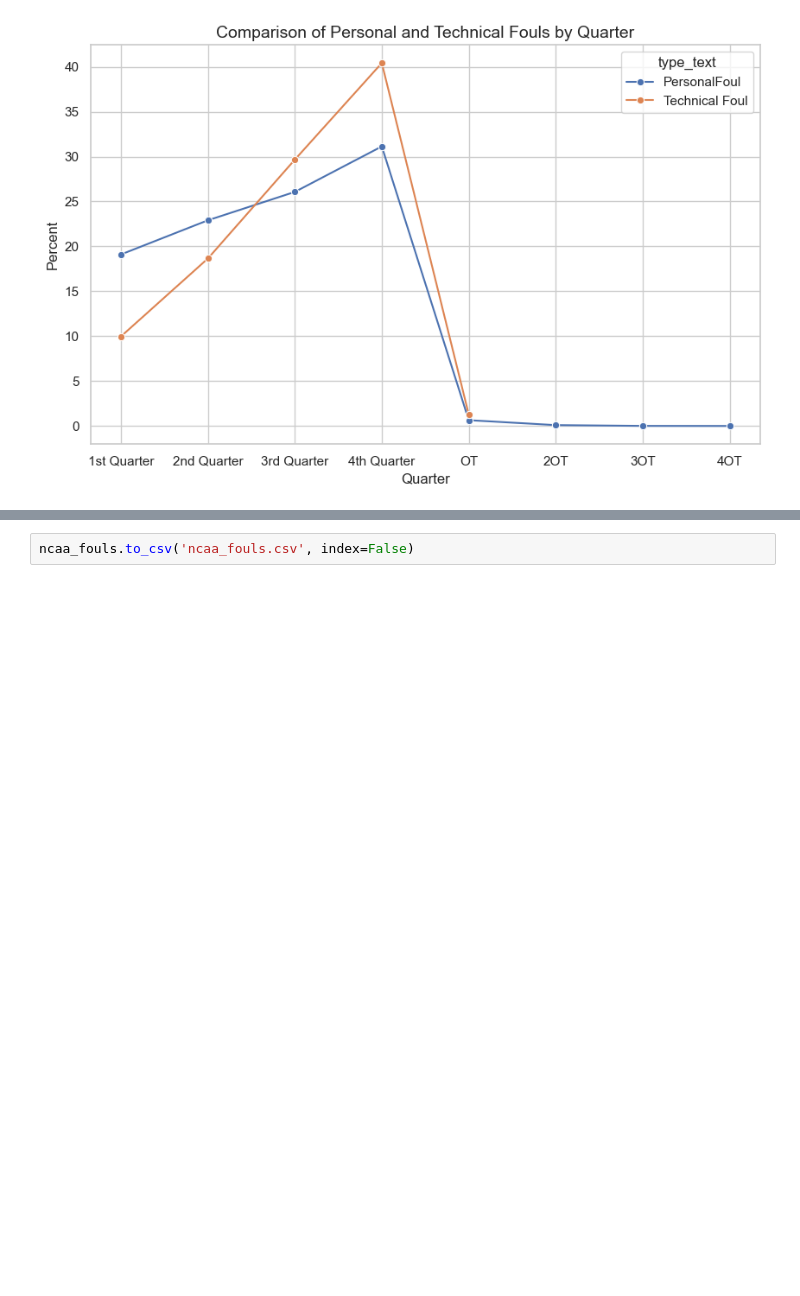
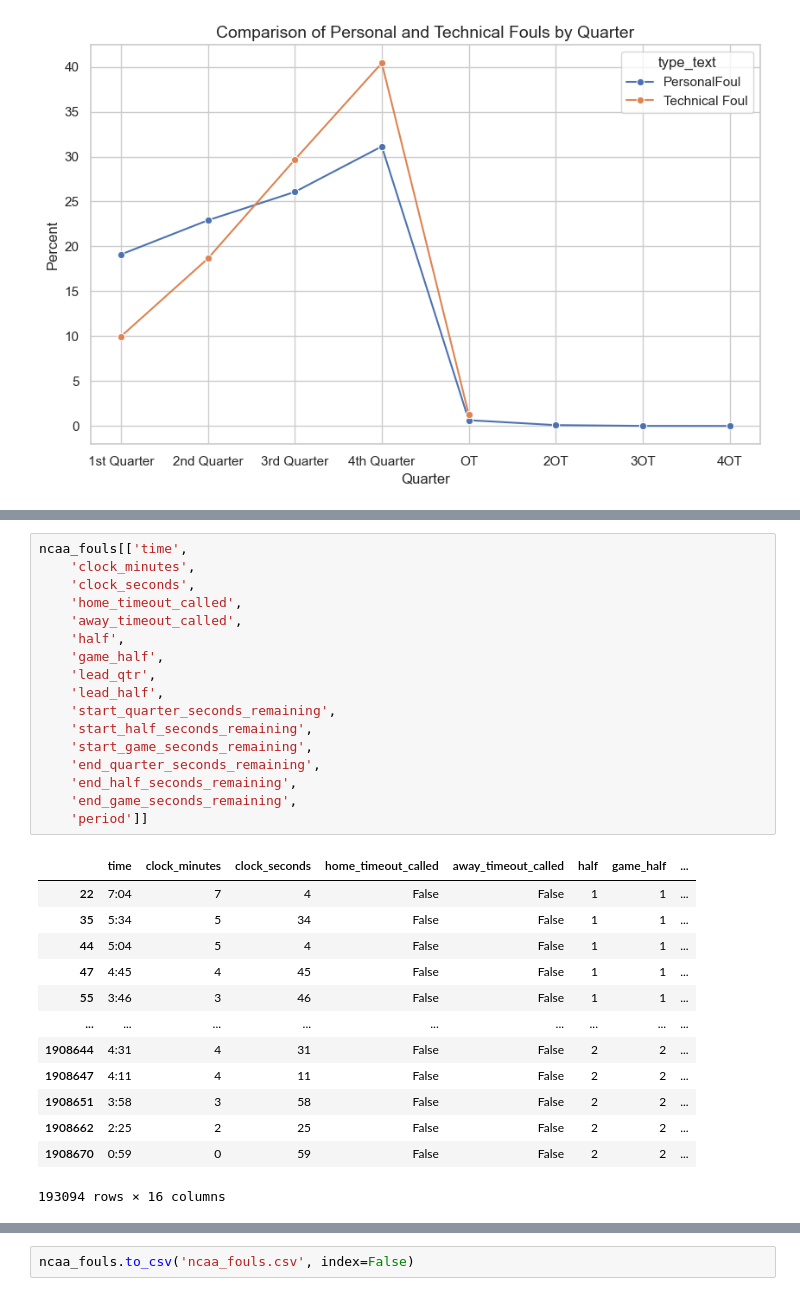
Before and after one commit to aimeejohnson/ncaa-basketball-capstone, a Jupyter notebook: notebooks/foul_analysis.ipynb, the cells around one changed output, grey strips where cells are left out. Saved outputs shown, nothing was run; the diff lists cells and outputs as text; blank space fills up the shorter version.

```diff
--- a/notebooks/foul_analysis.ipynb
+++ b/notebooks/foul_analysis.ipynb
@@ -313,0 +393,31 @@ plt.show()
+# %%
+ncaa_fouls[['time',
+    'clock_minutes',
+    'clock_seconds',
+    'home_timeout_called',
+    'away_timeout_called',
+    'half',
+    'game_half',
+    'lead_qtr',
+    'lead_half',
+    'start_quarter_seconds_remaining',
+    'start_half_seconds_remaining',
+    'start_game_seconds_remaining',
+    'end_quarter_seconds_remaining',
+    'end_half_seconds_remaining',
+    'end_game_seconds_remaining',
+    'period']]
+# %% [output]
+|  | time | clock_minutes | clock_seconds | home_timeout_called | away_timeout_called | half | game_half | ... |
+| 22 | 7:04 | 7 | 4 | False | False | 1 | 1 | ... |
+| 35 | 5:34 | 5 | 34 | False | False | 1 | 1 | ... |
+| 44 | 5:04 | 5 | 4 | False | False | 1 | 1 | ... |
+| 47 | 4:45 | 4 | 45 | False | False | 1 | 1 | ... |
+| 55 | 3:46 | 3 | 46 | False | False | 1 | 1 | ... |
+| ... | ... | ... | ... | ... | ... | ... | ... | ... |
+| 1908644 | 4:31 | 4 | 31 | False | False | 2 | 2 | ... |
+| 1908647 | 4:11 | 4 | 11 | False | False | 2 | 2 | ... |
+| 1908651 | 3:58 | 3 | 58 | False | False | 2 | 2 | ... |
+| 1908662 | 2:25 | 2 | 25 | False | False | 2 | 2 | ... |
+| 1908670 | 0:59 | 0 | 59 | False | False | 2 | 2 | ... |
+193094 rows × 16 columns
```
Also changed, not shown: parts of 12 cells of this notebook.
